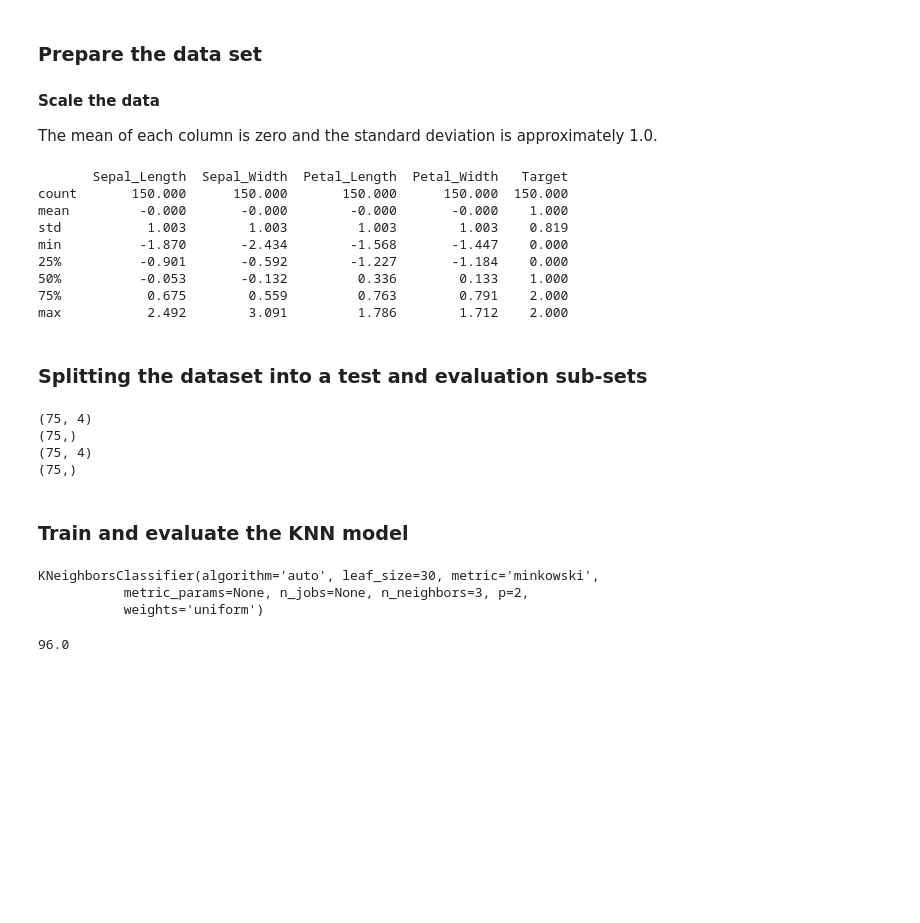
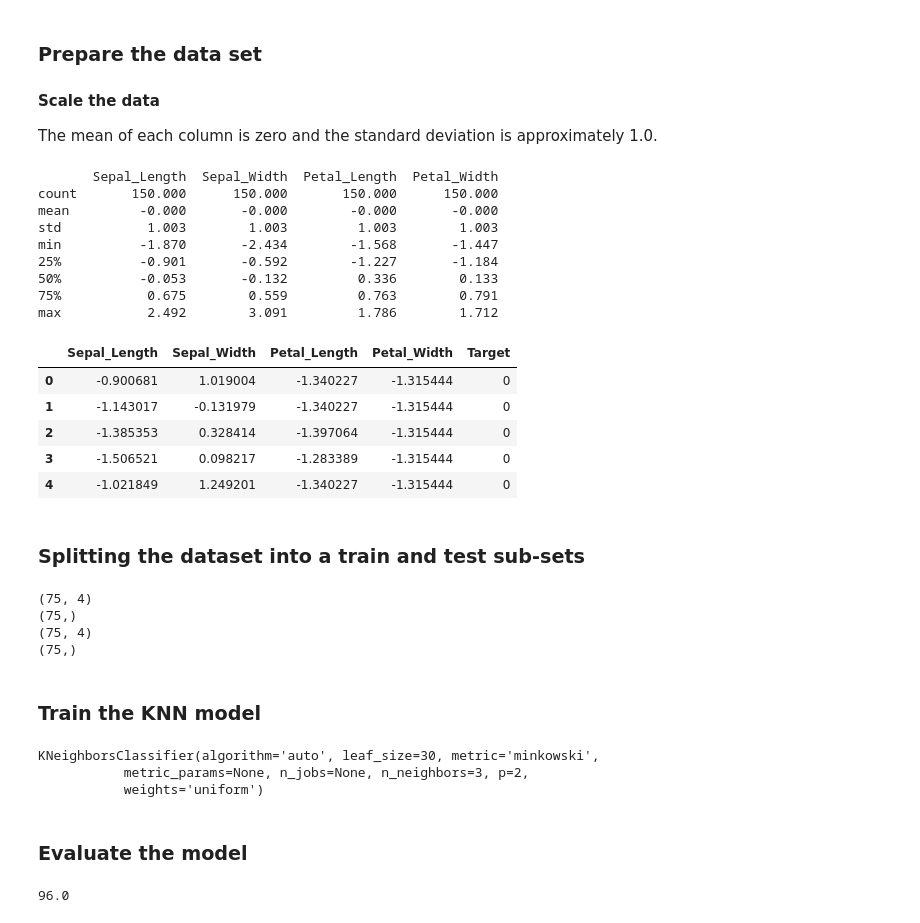
Before and after one commit to Jamatas/NoviDataScience, a Jupyter notebook: Demo Classification Iris.ipynb, the cells around one changed output. Saved outputs shown, nothing was run; the diff lists cells and outputs as text; code cells hidden in the pictures; blank space fills up the shorter version.

```diff
--- a/Demo Classification Iris.ipynb
+++ b/Demo Classification Iris.ipynb
@@ -122,19 +109,29 @@ from sklearn.preprocessing import scale
 np_scaled = scale(df[feature_cols])
 
 df_scaled = pd.DataFrame(np_scaled, columns = feature_cols)
-df_scaled['Target'] = df['Target']
+
 print(df_scaled.describe().round(3))
 # %% [output]
-       Sepal_Length  Sepal_Width  Petal_Length  Petal_Width   Target
-count       150.000      150.000       150.000      150.000  150.000
-mean         -0.000       -0.000        -0.000       -0.000    1.000
-std           1.003        1.003         1.003        1.003    0.819
-min          -1.870       -2.434        -1.568       -1.447    0.000
-25%          -0.901       -0.592        -1.227       -1.184    0.000
-50%          -0.053       -0.132         0.336        0.133    1.000
-75%           0.675        0.559         0.763        0.791    2.000
-max           2.492        3.091         1.786        1.712    2.000
+       Sepal_Length  Sepal_Width  Petal_Length  Petal_Width
+count       150.000      150.000       150.000      150.000
+mean         -0.000       -0.000        -0.000       -0.000
+std           1.003        1.003         1.003        1.003
+min          -1.870       -2.434        -1.568       -1.447
+25%          -0.901       -0.592        -1.227       -1.184
+50%          -0.053       -0.132         0.336        0.133
+75%           0.675        0.559         0.763        0.791
+max           2.492        3.091         1.786        1.712
+# %%
+df_scaled['Target'] = df['Target']
+df_scaled.head()
+# %% [output]
+|  | Sepal_Length | Sepal_Width | Petal_Length | Petal_Width | Target |
+| 0 | -0.900681 | 1.019004 | -1.340227 | -1.315444 | 0 |
+| 1 | -1.143017 | -0.131979 | -1.340227 | -1.315444 | 0 |
+| 2 | -1.385353 | 0.328414 | -1.397064 | -1.315444 | 0 |
+| 3 | -1.506521 | 0.098217 | -1.283389 | -1.315444 | 0 |
+| 4 | -1.021849 | 1.249201 | -1.340227 | -1.315444 | 0 |
 # %% [markdown]
-### Splitting the dataset into a test and evaluation sub-sets
+### Splitting the dataset into a train and test sub-sets
 # %%
 from sklearn.model_selection import train_test_split
@@ -157,6 +161,6 @@ print(df_test_labels.shape)
 (75, 4)
 (75,)
 # %% [markdown]
-### Train and evaluate the KNN model
+### Train the KNN model
 # %%
 from sklearn.neighbors import KNeighborsClassifier
@@ -166,6 +171,8 @@ KNN_mod.fit(df_train_features, df_train_labels)
 KNeighborsClassifier(algorithm='auto', leaf_size=30, metric='minkowski',
            metric_params=None, n_jobs=None, n_neighbors=3, p=2,
            weights='uniform')
+# %% [markdown]
+### Evaluate the model
 # %%
 df_test = pd.DataFrame(df_test_features, columns = feature_cols)
 df_test['predicted'] = KNN_mod.predict(df_test_features)
```
Also changed, not shown: parts of 16 cells of this notebook.
